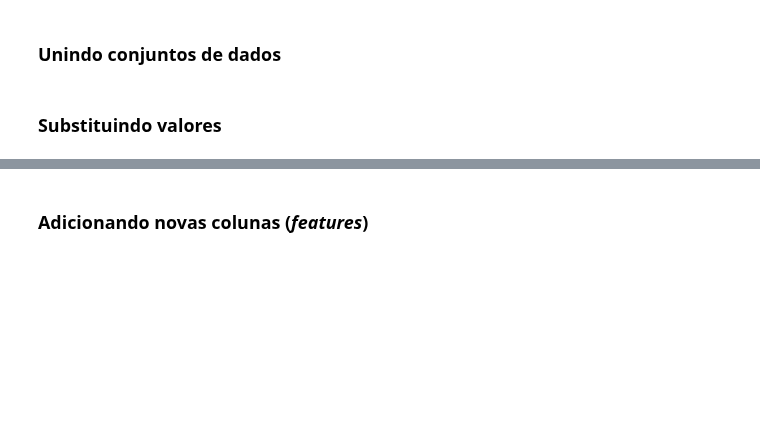
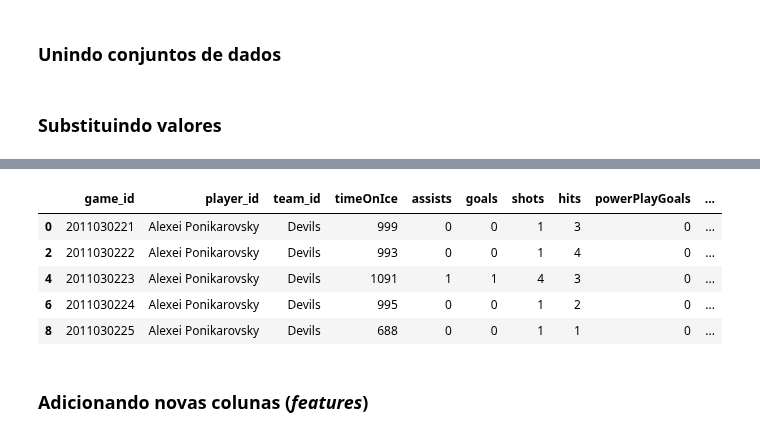
Before and after one commit to DanOakStats/NHL, a Jupyter notebook: data_cleaning.ipynb, the cells around one changed output, grey strips where cells are left out. Cells and saved outputs as stored; diff of their text form; code cells hidden in the pictures; blank space fills up the shorter version.

```diff
--- a/data_cleaning.ipynb
+++ b/data_cleaning.ipynb
@@ -402,3 +439,12 @@ game_skater_stats.shape
+# %%
+game_skater_stats.head()
+# %% [output]
+|  | game_id | player_id | team_id | timeOnIce | assists | goals | shots | hits | powerPlayGoals | ... |
+| 0 | 2011030221 | Alexei Ponikarovsky | Devils | 999 | 0 | 0 | 1 | 3 | 0 | ... |
+| 2 | 2011030222 | Alexei Ponikarovsky | Devils | 993 | 0 | 0 | 1 | 4 | 0 | ... |
+| 4 | 2011030223 | Alexei Ponikarovsky | Devils | 1091 | 1 | 1 | 4 | 3 | 0 | ... |
+| 6 | 2011030224 | Alexei Ponikarovsky | Devils | 995 | 0 | 0 | 1 | 2 | 0 | ... |
+| 8 | 2011030225 | Alexei Ponikarovsky | Devils | 688 | 0 | 0 | 1 | 1 | 0 | ... |
 # %% [markdown]
 ### Adicionando novas colunas (*features*)
 # %%
```
Also changed, not shown: parts of 30 cells of this notebook.
